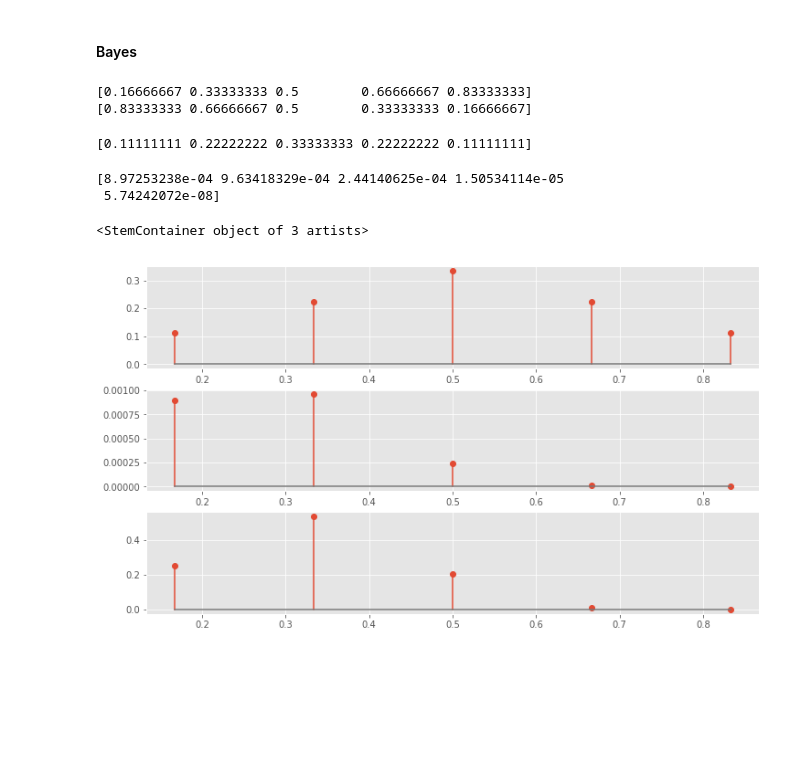
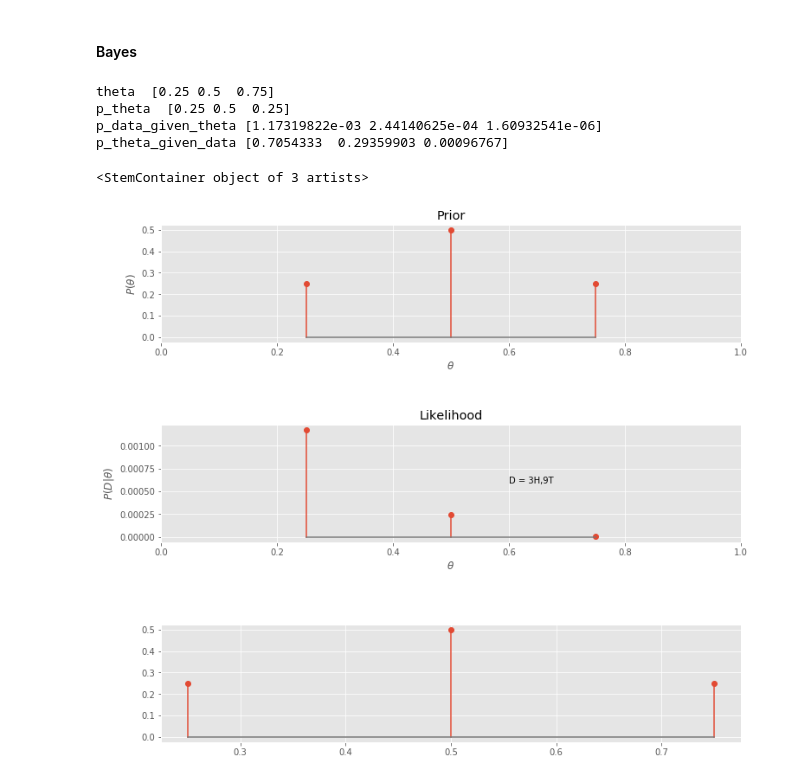
Before and after one commit to ayushmangupta/DataScience, a Jupyter notebook: MLImplementation/BayesianForDataAnalysis.ipynb, the cells around one changed output. Cells and saved outputs as stored; diff of their text form; code cells hidden in the pictures; blank space fills up the shorter version.

```diff
--- a/MLImplementation/BayesianForDataAnalysis.ipynb
+++ b/MLImplementation/BayesianForDataAnalysis.ipynb
@@ -43,29 +45,2 @@ plt.text(-0.4,2,"Area $\Delta x p(x) $ =  {}".format(area));
 # %% [markdown]
 #### Bayes
-# %%
-# theta is the vector of candidate values for the parameter theta.
-# n_theta_vals is the number of candidate theta values.
-# To produce the examples in the book, set n_theta_vals to either 3 or 63.
-n_theta_vals = 5
-# Now make the vector of theta values:
-theta = np.linspace(1/(n_theta_vals +1), n_theta_vals /(n_theta_vals +1), n_theta_vals )
-print(theta)
-print(1-theta)
-# %% [output]
-[0.16666667 0.33333333 0.5        0.66666667 0.83333333]
-[0.83333333 0.66666667 0.5        0.33333333 0.16666667]
-# %%
-p_theta = np.minimum(theta, 1-theta)  # Makes a triangular belief distribution.
-p_theta = p_theta / np.sum(p_theta)     # Makes sure that beliefs sum to 1.
-print(p_theta)
-# %% [output]
-[0.11111111 0.22222222 0.33333333 0.22222222 0.11111111]
-# %%
-data = np.repeat([1, 0], [3, 9])
-n_heads = np.sum(data)
-n_tails = len(data) - n_heads
-p_data_given_theta = theta**n_heads * (1-theta)**n_tails
-print(p_data_given_theta)
-# %% [output]
-[8.97253238e-04 9.63418329e-04 2.44140625e-04 1.50534114e-05
- 5.74242072e-08]
@@ -76,10 +47,54 @@ p_theta_given_data = p_data_given_theta * p_theta / p_data
+# %%
+n_theta_vals = 3.
+# Now make the vector of theta values:
+theta = np.linspace(1/(n_theta_vals +1), n_theta_vals /(n_theta_vals +1), n_theta_vals )
+print("theta ",theta)
+# p_theta is the vector of prior probabilities on the theta values.
+p_theta = np.minimum(theta, 1-theta)  # Makes a triangular belief distribution.
+p_theta = p_theta / np.sum(p_theta)     # Makes sure that beliefs sum to 1.
+print("p_theta " , p_theta)
+# Specify the data. To produce the examples in the book, use either
+# data = np.repeat([1,0], [3, 9]) or data = np.repeat([1,0], [1, 11])
+data = np.repeat([1, 0], [3, 9])
+n_heads = np.sum(data)
+n_tails = len(data) - n_heads
+
+# Compute the likelihood of the data for each value of theta:
+p_data_given_theta = theta**n_heads * (1-theta)**n_tails
+print("p_data_given_theta",p_data_given_theta)
+# Compute the posterior:
+p_data = np.sum(p_data_given_theta * p_theta)
+p_theta_given_data = p_data_given_theta * p_theta / p_data   # This is Bayes' rule!
+print("p_theta_given_data",p_theta_given_data)
+# %% [output]
+theta  [0.25 0.5  0.75]
+p_theta  [0.25 0.5  0.25]
+p_data_given_theta [1.17319822e-03 2.44140625e-04 1.60932541e-06]
+p_theta_given_data [0.7054333  0.29359903 0.00096767]
 # %%
+# Plot the results.
+plt.figure(figsize=(12, 11))
+plt.subplots_adjust(hspace=0.7)
+
 plt.subplot(3,1,1)
 plt.stem(theta,p_theta)
+plt.xlim(0, 1)
+plt.xlabel('$\\theta$')
+plt.ylabel('$P(\\theta)$')
+plt.title('Prior')
+
+
 plt.subplot(3,1,2)
-plt.stem(theta,p_data_given_theta)
+plt.stem(theta,p_data_given_theta);
+plt.xlim(0, 1)
+plt.xlabel('$\\theta$')
+plt.ylabel('$P(D|\\theta)$')
+plt.title('Likelihood')
+plt.text(0.6, np.max(p_data_given_theta)/2, 'D = %sH,%sT' % (n_heads, n_tails))
+
+
 plt.subplot(3,1,3)
-plt.stem(theta,p_theta_given_data)
+plt.stem(theta,p_theta)
 # %% [output]
 <StemContainer object of 3 artists>
-[figure, old version]
+[figure, new version]
```
Also changed, not shown: parts of 14 cells of this notebook, 2 other files.
